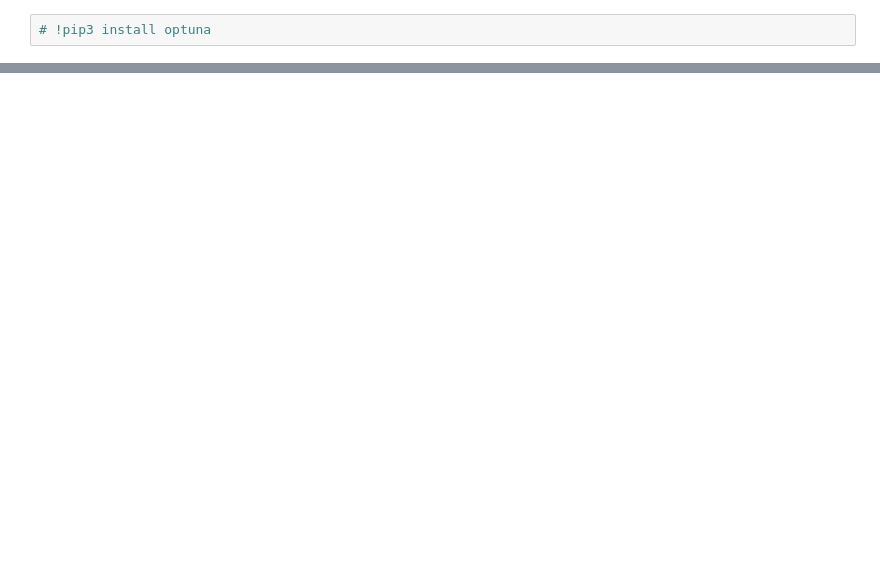
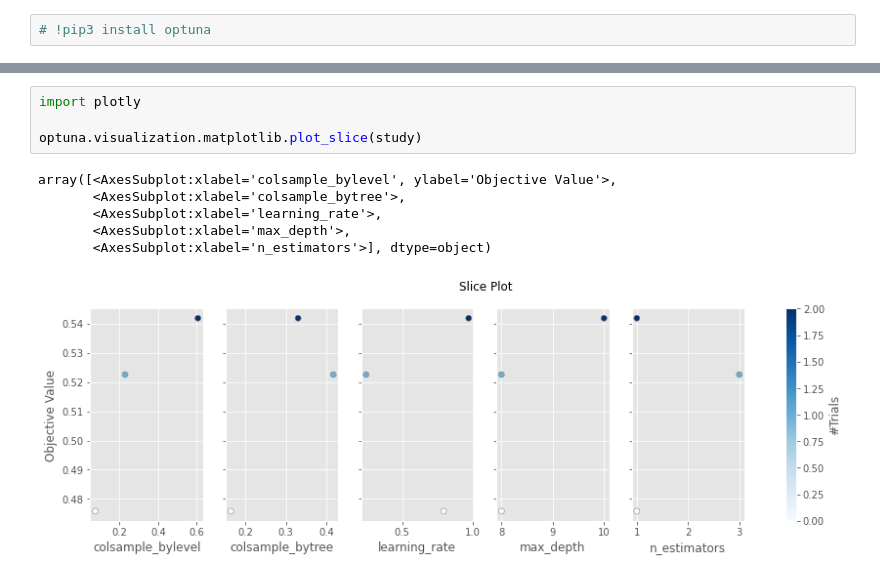
Before and after one commit to secureailabs/Development_Deprecated, a Jupyter notebook: Milestone3/orchestrator_scripts/telco_734.ipynb, the cells around one changed output, grey strips where cells are left out. Saved outputs shown, nothing was run; the diff lists cells and outputs as text; blank space fills up the shorter version.

```diff
--- a/Milestone3/orchestrator_scripts/telco_734.ipynb
+++ b/Milestone3/orchestrator_scripts/telco_734.ipynb
@@ -259,0 +255,11 @@ successv4
+# %%
+import plotly
+
+optuna.visualization.matplotlib.plot_slice(study)
+# %% [output]
+array([<AxesSubplot:xlabel='colsample_bylevel', ylabel='Objective Value'>,
+       <AxesSubplot:xlabel='colsample_bytree'>,
+       <AxesSubplot:xlabel='learning_rate'>,
+       <AxesSubplot:xlabel='max_depth'>,
+       <AxesSubplot:xlabel='n_estimators'>], dtype=object)
+[figure, added]
```
Also changed, not shown: parts of 10 cells of this notebook.
